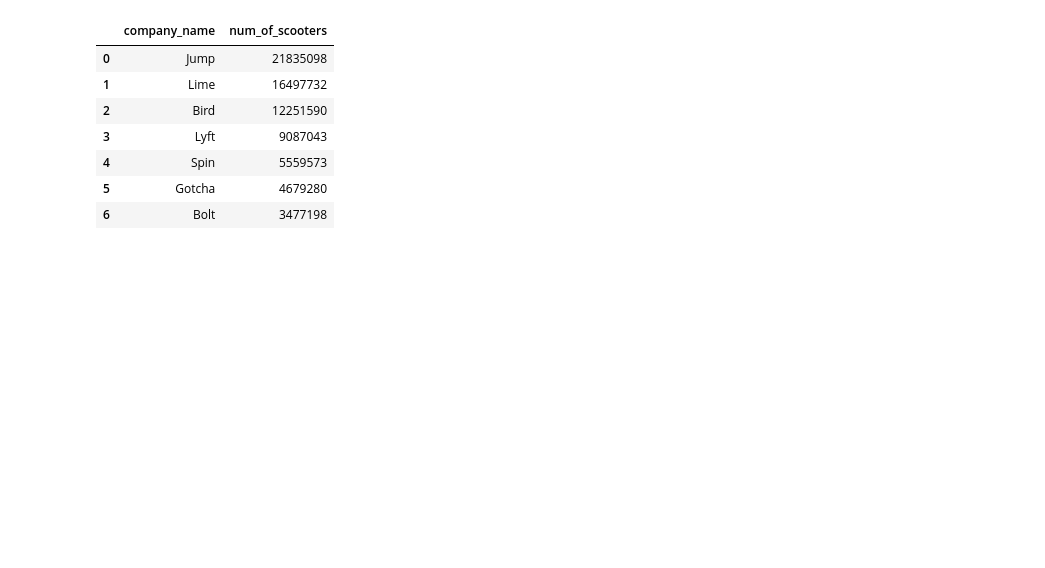
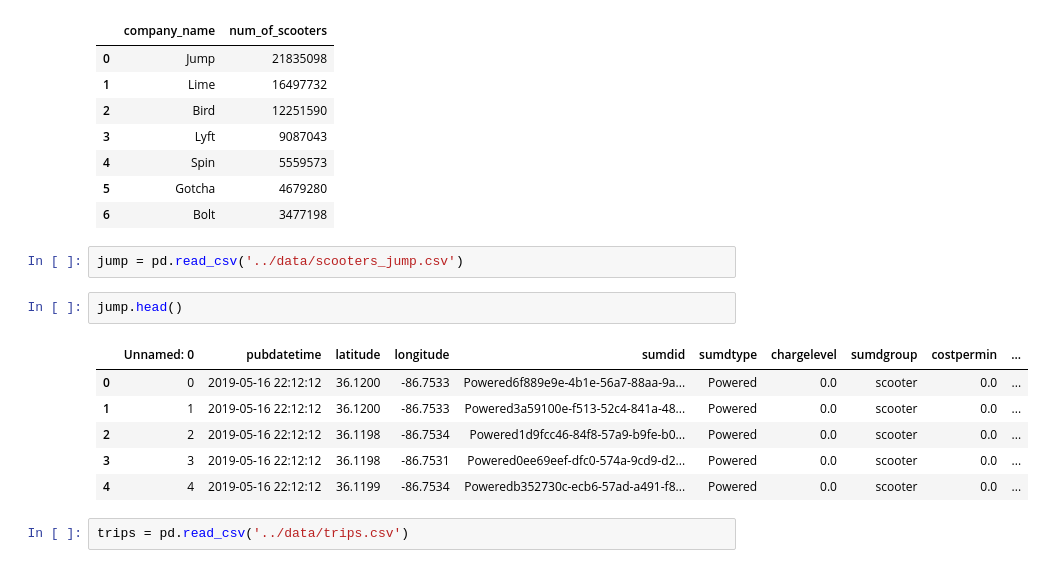
Before and after one commit to NSS-Data-Analytics-Cohort-11/scooters-supreme, a Jupyter notebook: notebook/scooters.ipynb, the cells around one changed output. Drawn from its saved outputs; the diff is of its cells as text; blank space fills up the shorter version.

```diff
--- a/notebook/scooters.ipynb
+++ b/notebook/scooters.ipynb
@@ -202,3 +202,16 @@ scootertotalscompany
 | 4 | Spin | 5559573 |
 | 5 | Gotcha | 4679280 |
 | 6 | Bolt | 3477198 |
+# %%
+jump = pd.read_csv('../data/scooters_jump.csv')
+# %%
+jump.head()
+# %% [output]
+|  | Unnamed: 0 | pubdatetime | latitude | longitude | sumdid | sumdtype | chargelevel | sumdgroup | costpermin | ... |
+| 0 | 0 | 2019-05-16 22:12:12 | 36.1200 | -86.7533 | Powered6f889e9e-4b1e-56a7-88aa-9a... | Powered | 0.0 | scooter | 0.0 | ... |
+| 1 | 1 | 2019-05-16 22:12:12 | 36.1200 | -86.7533 | Powered3a59100e-f513-52c4-841a-48... | Powered | 0.0 | scooter | 0.0 | ... |
+| 2 | 2 | 2019-05-16 22:12:12 | 36.1198 | -86.7534 | Powered1d9fcc46-84f8-57a9-b9fe-b0... | Powered | 0.0 | scooter | 0.0 | ... |
+| 3 | 3 | 2019-05-16 22:12:12 | 36.1198 | -86.7531 | Powered0ee69eef-dfc0-574a-9cd9-d2... | Powered | 0.0 | scooter | 0.0 | ... |
+| 4 | 4 | 2019-05-16 22:12:12 | 36.1199 | -86.7534 | Poweredb352730c-ecb6-57ad-a491-f8... | Powered | 0.0 | scooter | 0.0 | ... |
+# %%
+trips = pd.read_csv('../data/trips.csv')
```
Also changed, not shown: parts of 12 cells of this notebook.
